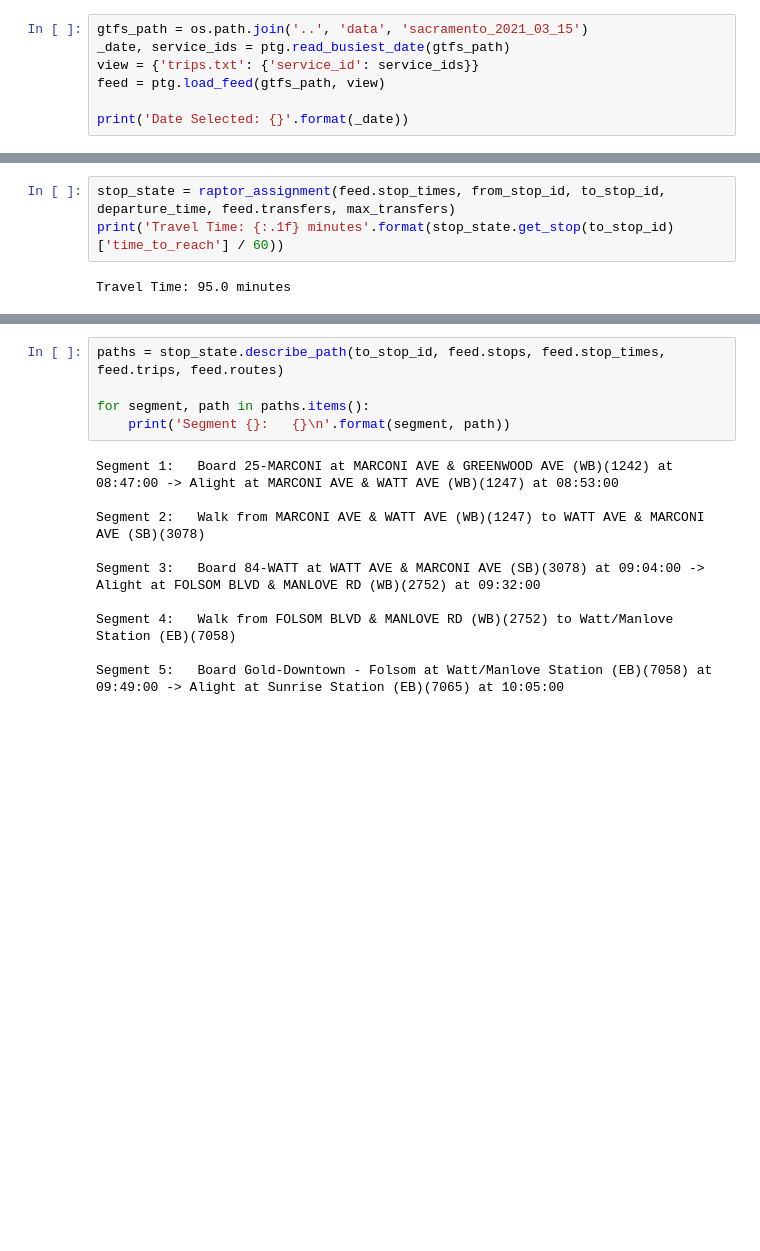
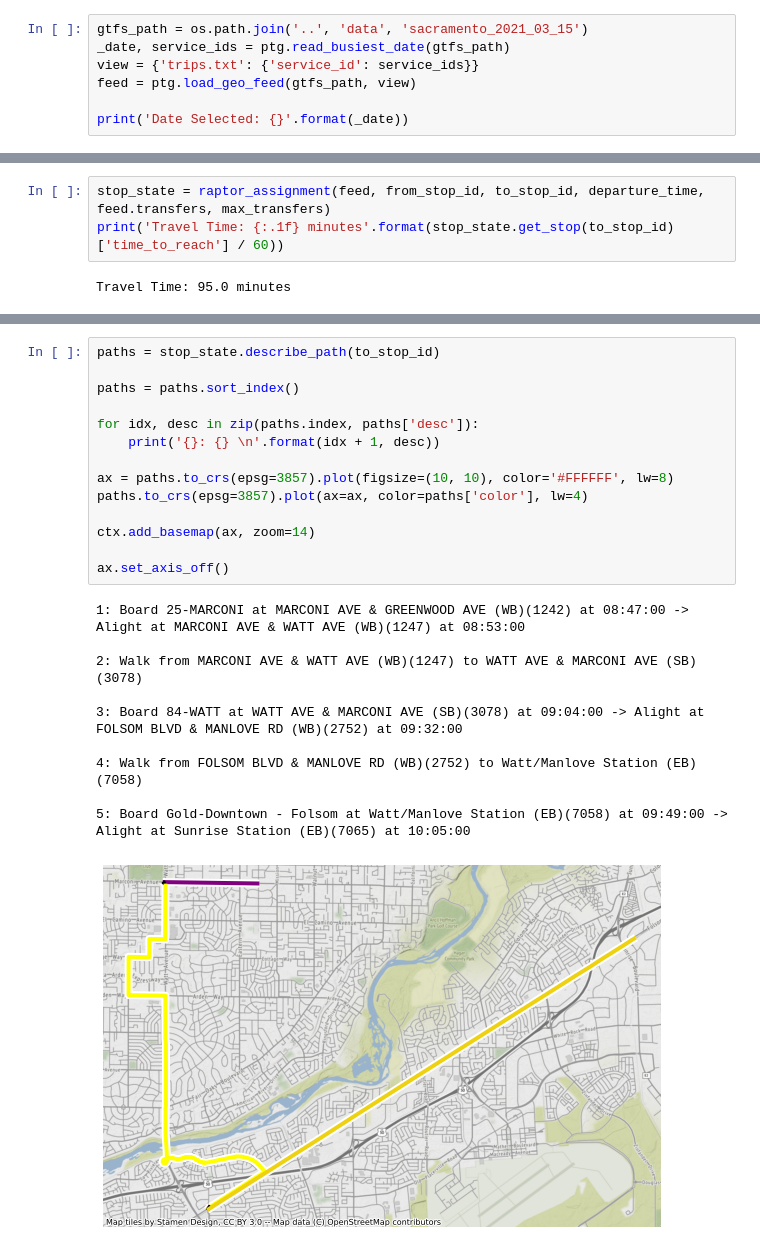
Before and after one commit to wsp-sag/gtfs-router, a Jupyter notebook: examples/Sacramento Example.ipynb, the cells around one changed output, grey strips where cells are left out. Cells and saved outputs as stored; diff of their text form; blank space fills up the shorter version.

```diff
--- a/examples/Sacramento Example.ipynb
+++ b/examples/Sacramento Example.ipynb
@@ -13,7 +15,7 @@ In this case, we're just using the busiest day
 gtfs_path = os.path.join('..', 'data', 'sacramento_2021_03_15')
 _date, service_ids = ptg.read_busiest_date(gtfs_path)
 view = {'trips.txt': {'service_id': service_ids}}
-feed = ptg.load_feed(gtfs_path, view)
+feed = ptg.load_geo_feed(gtfs_path, view)
 
 print('Date Selected: {}'.format(_date))
 # %% [output]
@@ -35,7 +37,7 @@ to_stop_id = '7065' #Sunrise Station (EB)
 # %% [markdown]
 ### Evaluate the potential paths and report out the fastest travel time
 # %%
-stop_state = raptor_assignment(feed.stop_times, from_stop_id, to_stop_id, departure_time, feed.transfers, max_transfers)
+stop_state = raptor_assignment(feed, from_stop_id, to_stop_id, departure_time, feed.transfers, max_transfers)
 print('Travel Time: {:.1f} minutes'.format(stop_state.get_stop(to_stop_id)['time_to_reach'] / 60))
 # %% [output]
 Travel Time: 95.0 minutes
@@ -44,15 +46,25 @@ Travel Time: 95.0 minutes
-# %%
-paths = stop_state.describe_path(to_stop_id, feed.stops, feed.stop_times, feed.trips, feed.routes)
-
-for segment, path in paths.items():
-    print('Segment {}:   {}\n'.format(segment, path))
-# %% [output]
-Segment 1:   Board 25-MARCONI at MARCONI AVE & GREENWOOD AVE (WB)(1242) at 08:47:00 -> Alight at MARCONI AVE & WATT AVE (WB)(1247) at 08:53:00
-
-Segment 2:   Walk from MARCONI AVE & WATT AVE (WB)(1247) to WATT AVE & MARCONI AVE (SB)(3078)
-
-Segment 3:   Board 84-WATT at WATT AVE & MARCONI AVE (SB)(3078) at 09:04:00 -> Alight at FOLSOM BLVD & MANLOVE RD (WB)(2752) at 09:32:00
-
-Segment 4:   Walk from FOLSOM BLVD & MANLOVE RD (WB)(2752) to Watt/Manlove Station (EB)(7058)
-
-Segment 5:   Board Gold-Downtown - Folsom at Watt/Manlove Station (EB)(7058) at 09:49:00 -> Alight at Sunrise Station (EB)(7065) at 10:05:00
+# %%
+paths = stop_state.describe_path(to_stop_id)
+
+paths = paths.sort_index()
+
+for idx, desc in zip(paths.index, paths['desc']):
+    print('{}: {} \n'.format(idx + 1, desc))
+
+ax = paths.to_crs(epsg=3857).plot(figsize=(10, 10), color='#FFFFFF', lw=8)
+paths.to_crs(epsg=3857).plot(ax=ax, color=paths['color'], lw=4)
+
+ctx.add_basemap(ax, zoom=14)
+
+ax.set_axis_off()
+# %% [output]
+1: Board 25-MARCONI at MARCONI AVE & GREENWOOD AVE (WB)(1242) at 08:47:00 -> Alight at MARCONI AVE & WATT AVE (WB)(1247) at 08:53:00
+
+2: Walk from MARCONI AVE & WATT AVE (WB)(1247) to WATT AVE & MARCONI AVE (SB)(3078)
+
+3: Board 84-WATT at WATT AVE & MARCONI AVE (SB)(3078) at 09:04:00 -> Alight at FOLSOM BLVD & MANLOVE RD (WB)(2752) at 09:32:00
+
+4: Walk from FOLSOM BLVD & MANLOVE RD (WB)(2752) to Watt/Manlove Station (EB)(7058)
+
+5: Board Gold-Downtown - Folsom at Watt/Manlove Station (EB)(7058) at 09:49:00 -> Alight at Sunrise Station (EB)(7065) at 10:05:00
+[figure, added]
```
Also changed, not shown: parts of 2 cells of this notebook, 3 other files.
